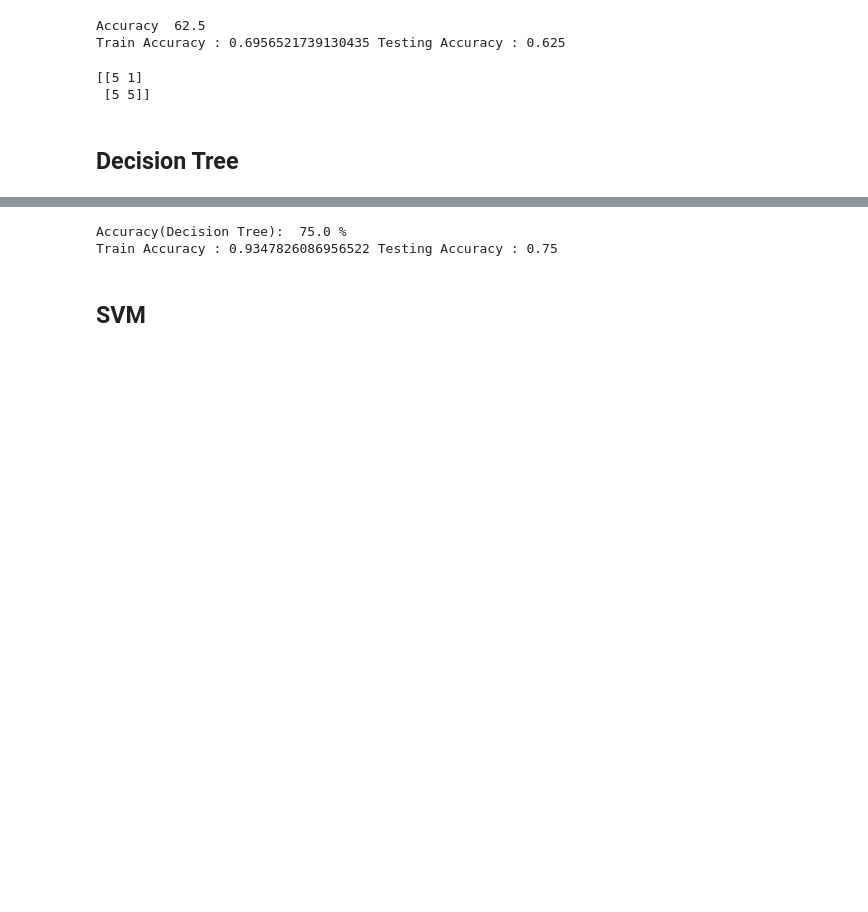
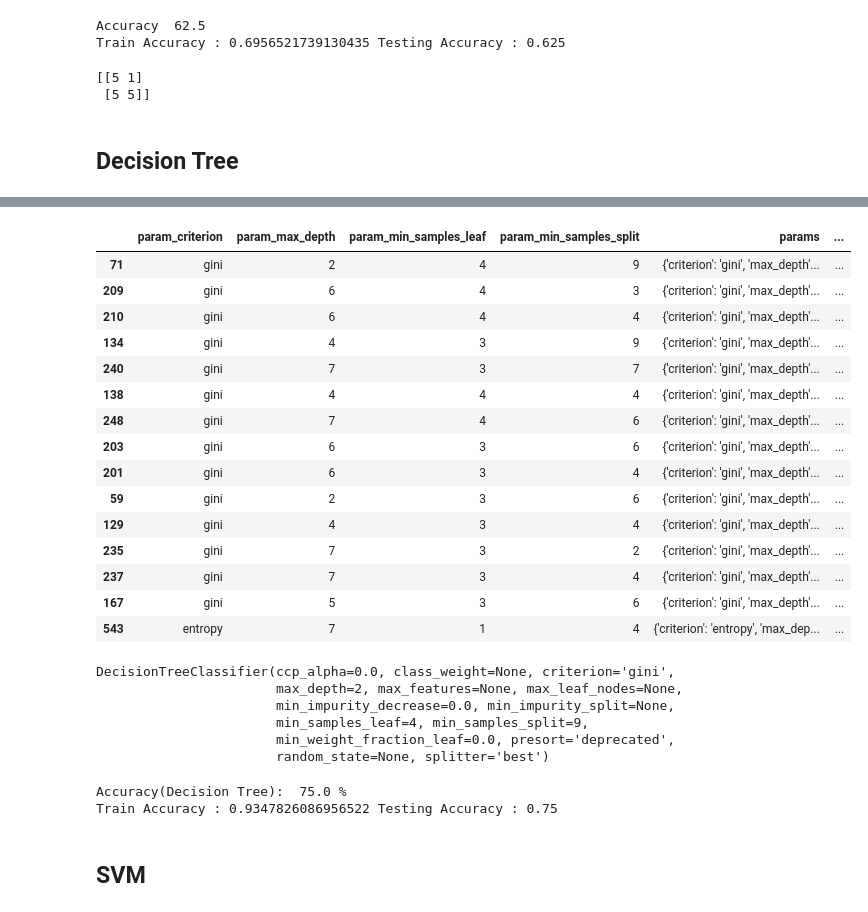
Before and after one commit to SohelRaja/Ensemble-Classifier-Model, a Jupyter notebook: Imbalanced Data with Same Ratio/EnsembleClassifier.ipynb, the cells around one changed output, grey strips where cells are left out. Drawn from its saved outputs; the diff is of its cells as text; code cells hidden in the pictures; blank space fills up the shorter version.

```diff
--- a/Imbalanced Data with Same Ratio/EnsembleClassifier.ipynb
+++ b/Imbalanced Data with Same Ratio/EnsembleClassifier.ipynb
@@ -265,0 +302,14 @@ df_logreg_result[['param_C','param_penalty','params','mean_test_score','std_test
+# %%
+n = 30
+l_lr = []
+
+clf_base = LogisticRegression(C=10, class_weight=None, dual=False, fit_intercept=True,
+                   intercept_scaling=1, l1_ratio=None, max_iter=100,
+                   multi_class='auto', n_jobs=None, penalty='l2',
+                   random_state=None, solver='lbfgs', tol=0.0001, verbose=0,
+                   warm_start=False)
+
+for i in range(1,n):
+  bg_lr = BaggingClassifier(base_estimator=clf_base,max_samples=0.5,max_features=1.0,n_estimators=i)
+  bg_lr.fit(X_train,y_train)
+  l_lr.append(bg_lr.score(X_test,y_test))
@@ -293,12 +347,11 @@ hyper_parameters_dt = {
     'criterion': ['gini', 'entropy'],
     'max_depth': range(1,10),
     'min_samples_split': range(1,10),
-    'min_samples_leaf': range(1,10)
+    'min_samples_leaf': range(1,5)
 }
 
 clf_dt = DecisionTreeClassifier()
-cv = RepeatedStratifiedKFold(n_splits=10, n_repeats=3, random_state=1)
 
-gs_dt = GridSearchCV(clf_dt, param_grid=hyper_parameters_dt,cv=cv, verbose=True)
-gs_dt_result = gs_dt.fit(X_train,y_train)
-print("Best: %f using %s" % (gs_dt_result.best_score_, gs_st_result.best_params_))
+gs_dt = GridSearchCV(clf_dt, param_grid=hyper_parameters_dt, verbose=True)
+gs_dt.fit(X_train,y_train)
+print("Best: %f using %s" % (gs_dt.best_score_, gs_dt.best_params_))
@@ -308,3 +363,32 @@ df_dt_result
+# %%
+df_dt_result = pd.DataFrame(gs_dt.cv_results_)
+df_dt_result[['param_criterion','param_max_depth','param_min_samples_leaf','param_min_samples_split','params','mean_test_score','std_test_score','rank_test_score']].sort_values('rank_test_score').head(15)
+# %% [output]
+|  | param_criterion | param_max_depth | param_min_samples_leaf | param_min_samples_split | params | ... |
+| 71 | gini | 2 | 4 | 9 | {'criterion': 'gini', 'max_depth'... | ... |
+| 209 | gini | 6 | 4 | 3 | {'criterion': 'gini', 'max_depth'... | ... |
+| 210 | gini | 6 | 4 | 4 | {'criterion': 'gini', 'max_depth'... | ... |
+| 134 | gini | 4 | 3 | 9 | {'criterion': 'gini', 'max_depth'... | ... |
+| 240 | gini | 7 | 3 | 7 | {'criterion': 'gini', 'max_depth'... | ... |
+| 138 | gini | 4 | 4 | 4 | {'criterion': 'gini', 'max_depth'... | ... |
+| 248 | gini | 7 | 4 | 6 | {'criterion': 'gini', 'max_depth'... | ... |
+| 203 | gini | 6 | 3 | 6 | {'criterion': 'gini', 'max_depth'... | ... |
+| 201 | gini | 6 | 3 | 4 | {'criterion': 'gini', 'max_depth'... | ... |
+| 59 | gini | 2 | 3 | 6 | {'criterion': 'gini', 'max_depth'... | ... |
+| 129 | gini | 4 | 3 | 4 | {'criterion': 'gini', 'max_depth'... | ... |
+| 235 | gini | 7 | 3 | 2 | {'criterion': 'gini', 'max_depth'... | ... |
+| 237 | gini | 7 | 3 | 4 | {'criterion': 'gini', 'max_depth'... | ... |
+| 167 | gini | 5 | 3 | 6 | {'criterion': 'gini', 'max_depth'... | ... |
+| 543 | entropy | 7 | 1 | 4 | {'criterion': 'entropy', 'max_dep... | ... |
+# %%
+gs_dt.best_estimator_
+# %% [output]
+DecisionTreeClassifier(ccp_alpha=0.0, class_weight=None, criterion='gini',
+                       max_depth=2, max_features=None, max_leaf_nodes=None,
+                       min_impurity_decrease=0.0, min_impurity_split=None,
+                       min_samples_leaf=4, min_samples_split=9,
+                       min_weight_fraction_leaf=0.0, presort='deprecated',
+                       random_state=None, splitter='best')
 # %%
 clf_dt = DecisionTreeClassifier(ccp_alpha=0.0, class_weight=None, criterion='gini',
                        max_depth=2, max_features=None, max_leaf_nodes=None,
```
Also changed, not shown: parts of 25 cells of this notebook.
